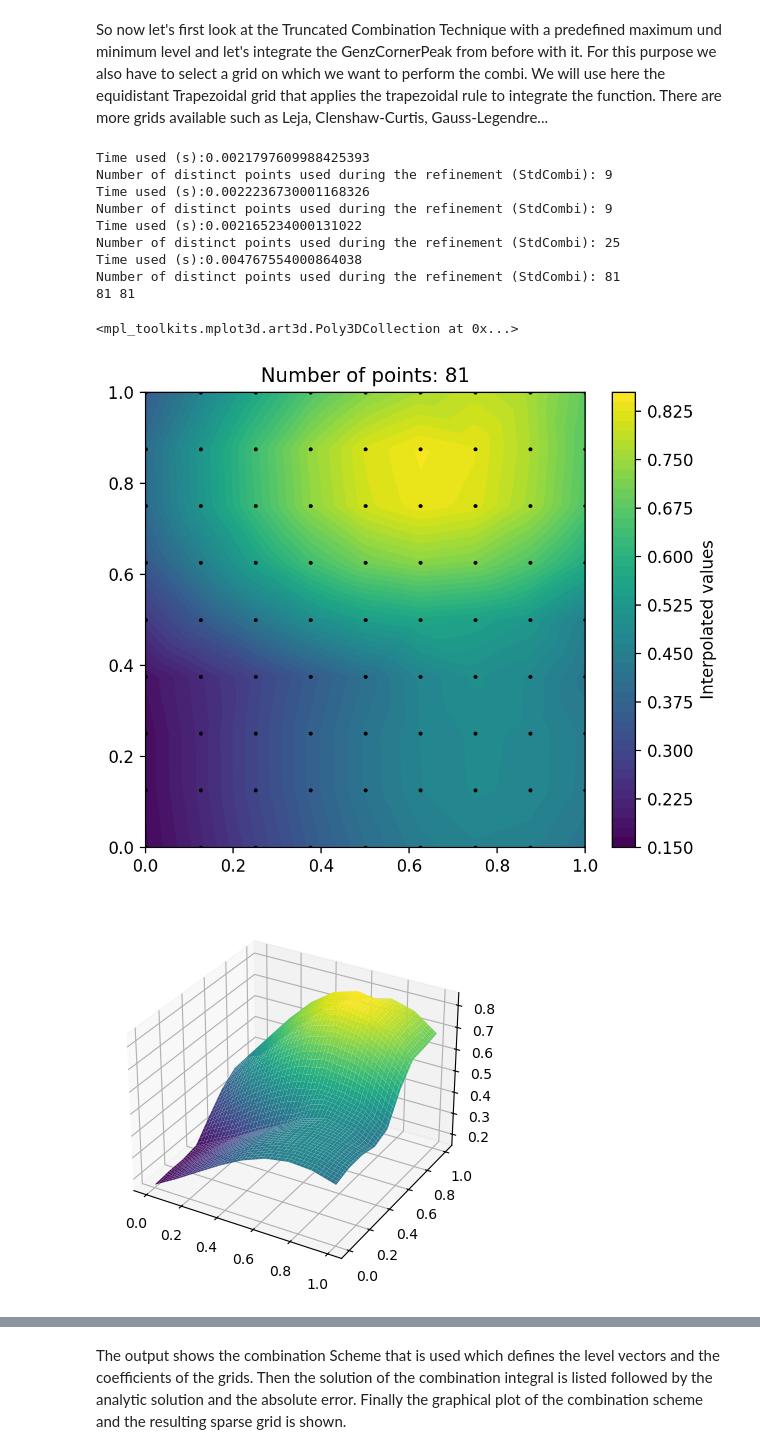
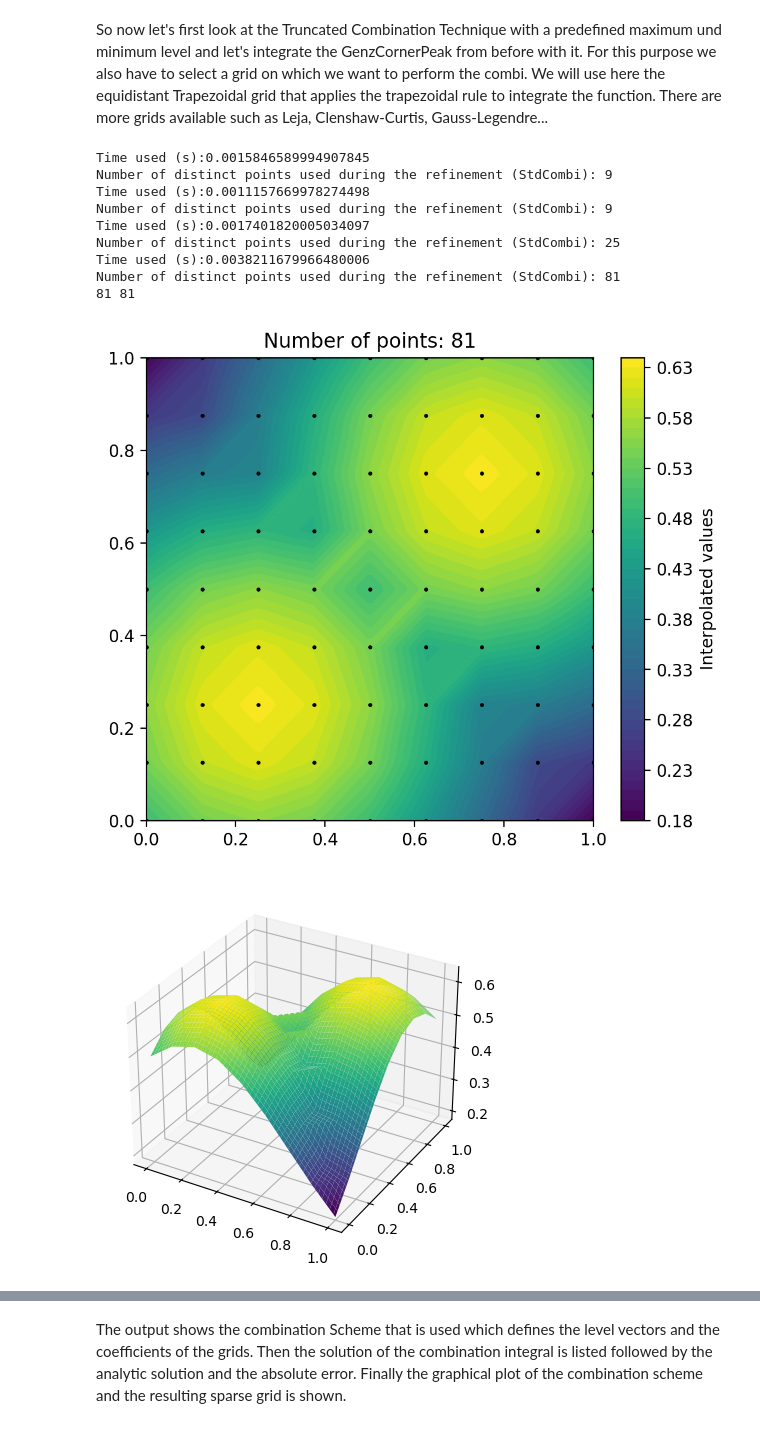
Before and after one commit to DanHarJor/GENE_UQ, a Jupyter notebook: sparseSpACE/MMMG.ipynb, the cells around one changed output, grey strips where cells are left out. Saved outputs shown, nothing was run; the diff lists cells and outputs as text; code cells hidden in the pictures.

```diff
--- a/sparseSpACE/MMMG.ipynb
+++ b/sparseSpACE/MMMG.ipynb
@@ -47,12 +47,13 @@ bounds = [(0,1) for i in range(num_dim)]
 std_bounds=(0.1,0.5)
 # std_bounds=(0.008,0.01)
 
-num_gaussians = 6
-mmg = MaxOfManyGaussians(num_dim, num_gaussians, bounds, mean_bounds, std_bounds, seed=42)
+num_gaussians = 2
+mmg = MaxOfManyGaussians(num_dim, bounds)#num_dim, num_gaussians, bounds, mean_bounds, std_bounds, seed=10)
+mmg.specify_gaussians(means=np.array([[0.25,0.25], [0.75,0.75]]), stds = np.array([[0.5,0.5],[0.5,0.5]]))
 # mmg.plot_2d_gaussians(extra=0, grid_size=200, plot_bounds=[(0,1),(0,1)], style='contour')
 # mmg.plot_2D_of_many(which2=(0,1), style='contour')
 mmg.plot_matrix_contour()
-mmg.plot_2d_gaussians()
+if num_dim == 2: mmg.plot_2d_gaussians()
 mmg_wraped = function_wrap(mmg.evaluate)
 
 
@@ -183,7 +138,10 @@ ValueError: shape mismatch: objects cannot be broadcast to a single shape.  Mism
 # %%
+import os
+import sys
+sys.path.append('/home/djdaniel/GENE_UQ/GENE_ML')
 from GENE_ML.gene_ml.uncertianty_quantification.montecarlo import Montecarlo, relative_entropy
 from scipy.interpolate import griddata
-from GENE_ML.gene_ml.tools import plot_2D_of_many, plot_slices
+# from GENE_ML.gene_ml.tools import plot_2D_of_many, plot_slices
 from tqdm import tqdm
 from GENE_ML.gene_ml.samplers.grid import Grid
 
@@ -220,7 +178,7 @@ KL_div = []
 num_bins = 100
 mc_true = Montecarlo(mmg.evaluate)
 print('TRUE')
-mc_true.uniform_uq(num_samples=10**6, bounds=bounds, num_bins=num_bins)
+mc_true.uniform_uq(num_samples=10**2, bounds=bounds, num_bins=num_bins)
 print('TRUE')
 for gs in tqdm(grid_size_1d, desc='Expanding Grid Size: '):
     print('Number of Grid Points:', gs**num_dim)
@@ -231,7 +189,7 @@ for gs in tqdm(grid_size_1d, desc='Expanding Grid Size: '):
     Z_interpolate = griddata(pos_train, z_train, pos_test, method='linear')
     interpolate_fun = lambda pos: griddata(pos_train, z_train, pos, method='linear')
     mc_current = Montecarlo(interpolate_fun)
-    mc_current.uniform_uq(num_samples=10**6, bounds=bounds)
+    mc_current.uniform_uq(num_samples=10**2, bounds=bounds)
     mc_current.plot_output_distribution(num_bins=100, overlay_dist_samples=mc_true.output_samples)
     # if type(output_samples_previous) == type(None):
     #     output_samples_previous = mc_current.output_samples
@@ -240,4 +198,4 @@ for gs in tqdm(grid_size_1d, desc='Expanding Grid Size: '):
 
     rmse_grid.append(np.sqrt(np.mean((Z_true - Z_interpolate)**2)))
     # plot_2D_of_many(function=interpolate_fun, bounds=bounds, nominals=[0.5,0.5],which2=[0,1], grid_size=200)
-    plot_slices(mmg.evaluate, interpolate_fun, bounds=bounds)
+    # plot_slices(mmg.evaluate, interpolate_fun, bounds=bounds)
@@ -377,12 +320,12 @@ from sparseSpACE.Function import *
 from sparseSpACE.StandardCombi import *
 from sparseSpACE.Grid import *
 import numpy as np
-dim = 2
-# coeffs = np.ones(dim)
+dim = num_dim
 a = np.zeros(dim)
 b = np.ones(dim)
 grid = TrapezoidalGrid(a=a, b=b, boundary=True)
-f = mmg_wraped#GenzCornerPeak(coeffs=coeffs)
+f = mmg_wraped
+
 # NEW! define operation which shall be performed in the combination technique
 from sparseSpACE.GridOperation import *
 operation = Integration(f=f, grid=grid, dim=dim)#, reference_solution = f.getAnalyticSolutionIntegral(a,b))
@@ -394,53 +337,53 @@ combiObject.perform_operation(minimum_level, maximum_level)
 # print("Combination Scheme:")
 # combiObject.print_resulting_combi_scheme(markersize=5)
 # print("Sparse Grid:")
 # combiObject.print_resulting_sparsegrid(markersize=10)
 # print("Plot of combimodel for function:")
 # combiObject.plot()
 
 levels = np.arange(3)+1
 combi_points = []
 combi_npoints_array = []
 for l in levels:
     combiObject.perform_operation(l,l)
     combi_points.append(combiObject.get_points())
     combi_npoints_array.append(combiObject.get_total_num_points())
 
 from scipy.interpolate import griddata
 
 
 points = combi_points[-1]#combiObject.get_points()
 p_a = np.array(points)
 
-px, py = zip(*points)
-print(len(px), len(py))
-pf = [f.eval(p) for p in points]
+if num_dim == 2:
+    px, py = zip(*points)
+    print(len(px), len(py))
+    pf = [f.eval(p) for p in points]
 
-x = np.linspace(0,1,100)
-y = np.linspace(0,1,100)
-X,Y = np.meshgrid(x,y)
-Z = griddata((px, py), pf, (X, Y), method='linear')
+    x = np.linspace(0,1,100)
+    y = np.linspace(0,1,100)
+    X,Y = np.meshgrid(x,y)
+    Z = griddata((px, py), pf, (X, Y), method='linear')
 
-size=1
-fig = plt.figure(figsize=(6*size,5*size), dpi = 200)
-plt.title(f'Number of points: {combiObject.get_total_num_points()}')
-plt.contourf(X,Y,Z, levels=50, cmap='viridis')
-plt.colorbar(label='Interpolated values')
-plt.scatter(px,py,s=2, c='black')
+    size=1
+    fig = plt.figure(figsize=(6*size,5*size), dpi = 200)
+    plt.title(f'Number of points: {combiObject.get_total_num_points()}')
+    plt.contourf(X,Y,Z, levels=50, cmap='viridis')
+    plt.colorbar(label='Interpolated values')
+    plt.scatter(px,py,s=2, c='black')
 
-fig = plt.figure()
-ax = fig.add_subplot(111, projection='3d')
-ax.plot_surface(X, Y, Z, cmap='viridis')
+    fig = plt.figure()
+    ax = fig.add_subplot(111, projection='3d')
+    ax.plot_surface(X, Y, Z, cmap='viridis')
 # %% [output]
-Time used (s):0.0021797609988425393
+Time used (s):0.0015846589994907845
 Number of distinct points used during the refinement (StdCombi): 9
-Time used (s):0.0022236730001168326
+Time used (s):0.0011157669978274498
 Number of distinct points used during the refinement (StdCombi): 9
-Time used (s):0.002165234000131022
+Time used (s):0.0017401820005034097
 Number of distinct points used during the refinement (StdCombi): 25
-Time used (s):0.004767554000864038
+Time used (s):0.0038211679966480006
 Number of distinct points used during the refinement (StdCombi): 81
 81 81
-<mpl_toolkits.mplot3d.art3d.Poly3DCollection at 0x...>
-[figure, old version]
+[figure, new version]
-[figure, old version]
+[figure, new version]
```
Also changed, not shown: parts of 24 cells of this notebook, 3 other files.
